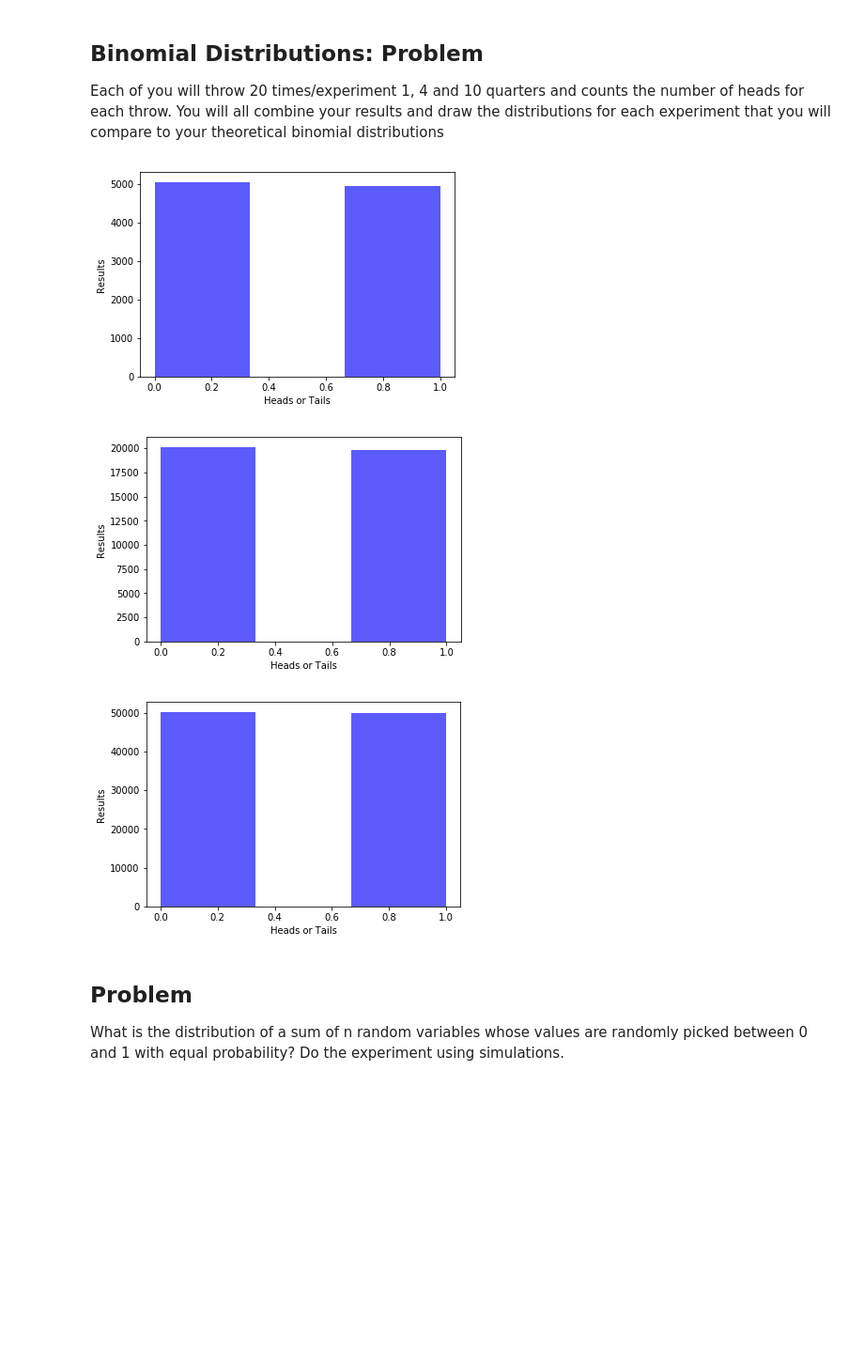
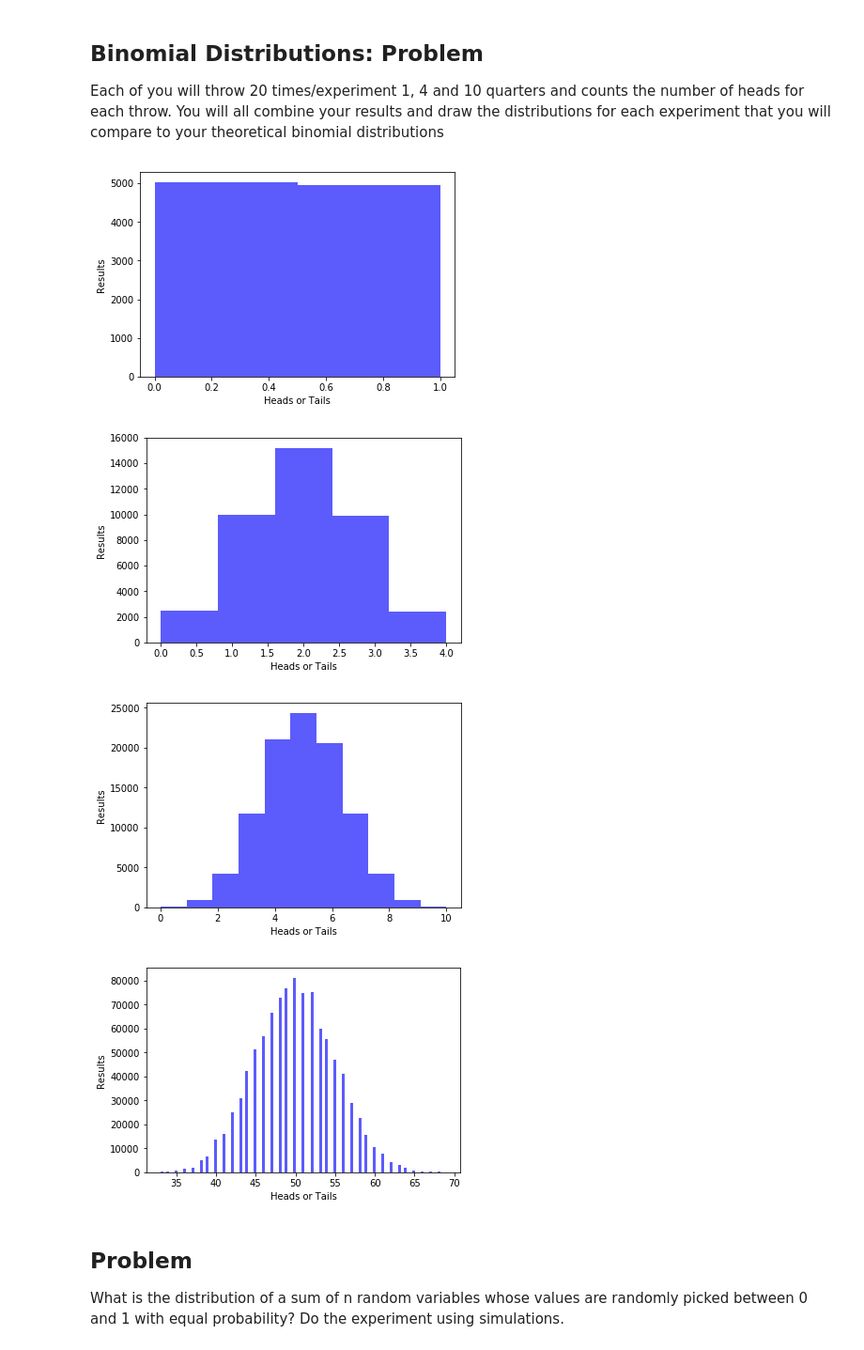
Before and after one commit to jeffschulthies/ASTR-3411, a Jupyter notebook: Week-5/Assignment.ipynb, the cells around one changed output. Shown: that part at 94% size. Saved outputs shown, nothing was run; the diff lists cells and outputs as text; code cells hidden in the pictures; blank space fills up the shorter version.

```diff
--- a/Week-5/Assignment.ipynb
+++ b/Week-5/Assignment.ipynb
@@ -8,27 +8,32 @@ distributions
 # %%
 import matplotlib.pyplot as plt
 import numpy as np
+
 import random
 
-number_of_coins = [1, 4, 10]
+number_of_coins = [1, 4, 10, 100]
 experiments = 10000
 
 for i, coins in enumerate(number_of_coins):
     results = np.zeros((experiments, coins))
 
     for j in range(experiments):
+        sum = 0
         for coin in range(coins):
             if random.getrandbits(1):
-                results[j][coin] = 1
+                # results[j][coin] = 1
+                sum = sum + 1
+        results[j] = sum
 
-    n, bins, patches = plt.hist(np.ravel(results), 3, facecolor='#2524fc', alpha=0.75)
+    n, bins, patches = plt.hist(np.ravel(results), coins + 1, facecolor='#2524fc', alpha=0.75)
     plt.xlabel('Heads or Tails')
     plt.ylabel('Results')
     plt.show()
 # %% [output]
-[figure, old version]
+[figure, new version]
-[figure, old version]
+[figure, new version]
-[figure, old version]
+[figure, new version]
+[figure, added]
 # %% [markdown]
 ## Problem
 What is the distribution of a sum of n random variables whose
```
Also changed, not shown: parts of 1 cell of this notebook.
